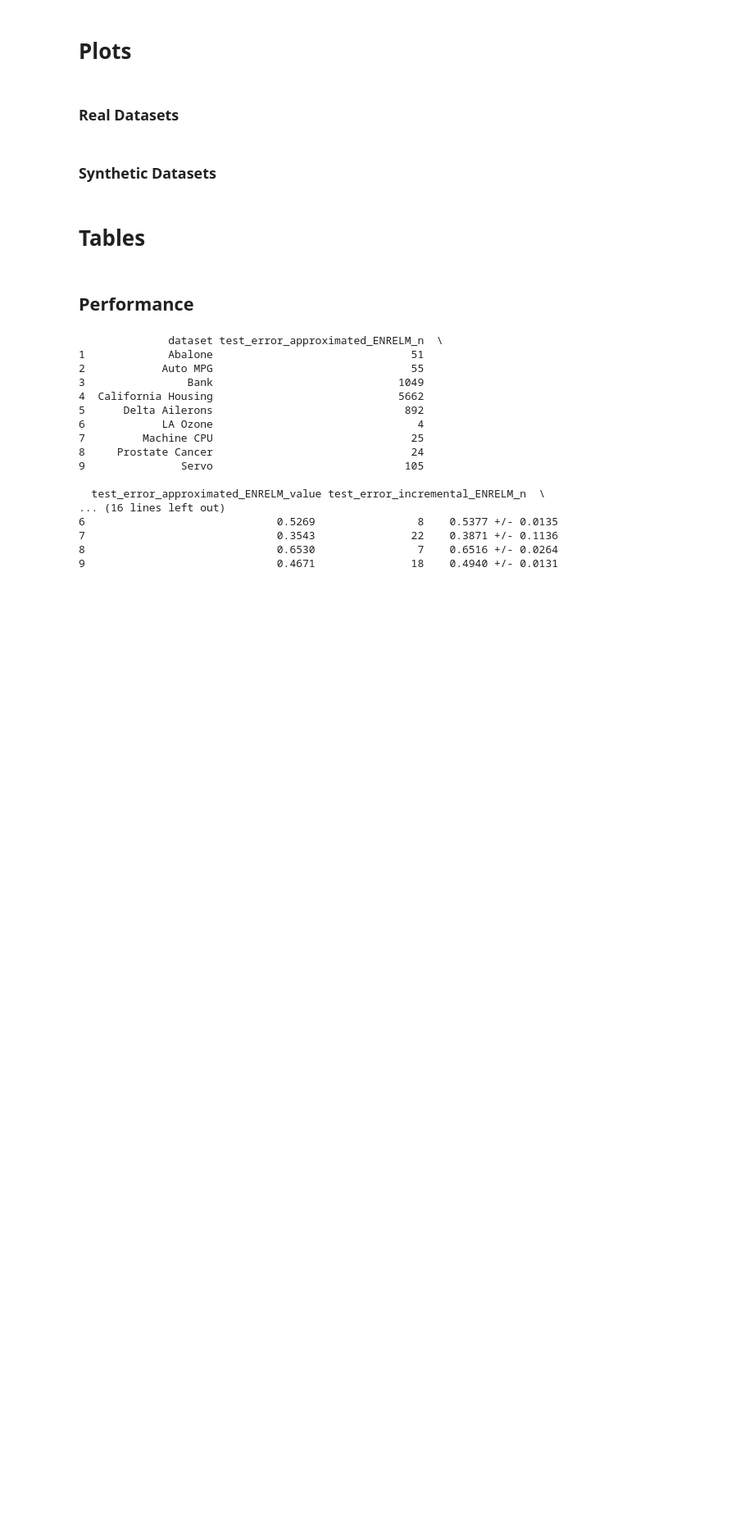
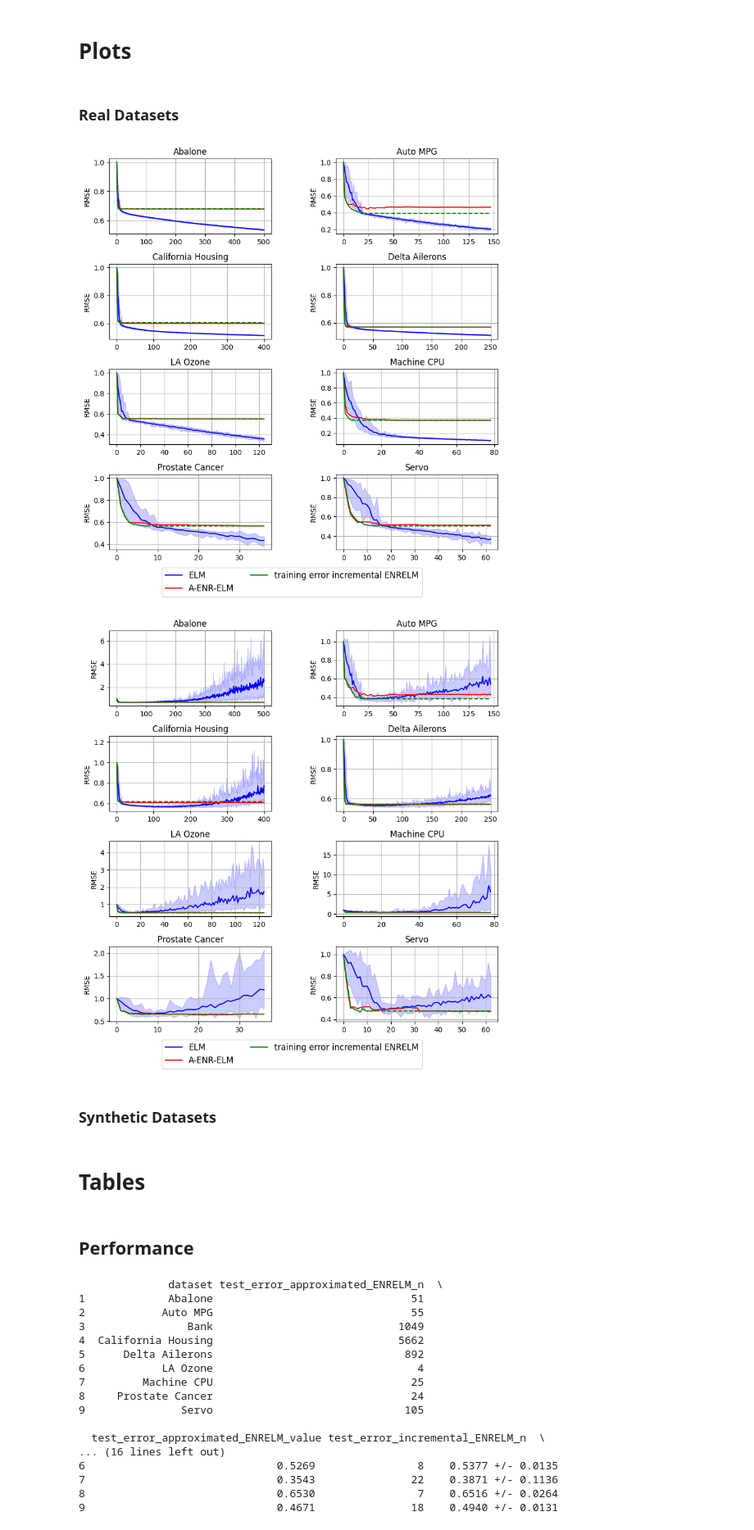
Before and after one commit to FabianoVeglianti/Effective-Non-Random-Extreme-Learning-Machine, a Jupyter notebook: plots.ipynb, the cells around one changed output. Shown at 82% size. Cells and saved outputs as stored; diff of their text form; code cells hidden in the pictures; blank space fills up the shorter version.

```diff
--- a/plots.ipynb
+++ b/plots.ipynb
@@ -10,22 +10,21 @@ import logger
 ### Real Datasets
 # %%
 # Initialize figure and subplots
-fig, axes = plt.subplots(5, 2, figsize=(10, 12.5))
+fig, axes = plt.subplots(4, 2, figsize=(10, 10))
 fig.subplots_adjust(hspace=0.4, wspace=0.4)
 
-fig2, axes2 = plt.subplots(5, 2, figsize=(10, 12.5))
+fig2, axes2 = plt.subplots(4, 2, figsize=(10, 10))
 fig2.subplots_adjust(hspace=0.4, wspace=0.4)
 
 datasets = {
     1: "Abalone",
     2: "Auto MPG",
-    3: "Bank",
-    4: "California Housing",
-    5: "Delta Ailerons",
-    6: "LA Ozone",
-    7: "Machine CPU",
-    8: "Prostate Cancer",
-    9: "Servo"
+    3: "California Housing",
+    4: "Delta Ailerons",
+    5: "LA Ozone",
+    6: "Machine CPU",
+    7: "Prostate Cancer",
+    8: "Servo"
 }
 
 df_times = pd.DataFrame(columns=["dataset", "total_timing_ELM", "mean_loop_timing_ELM", "timing_approximated_ENRELM", "timing_incremental_ENRELM"])
@@ -49,8 +48,8 @@ for key, value in datasets.items():
     X_axis = np.arange(0, results['training_error_ELM'].shape[0]+1, 1)
     # Training error plots (existing code)
     ax.fill_between(X_axis, np.concatenate([np.array([1]), results["min_training_error_ELM"]]), np.concatenate([np.array([1]), results["max_training_error_ELM"]]), color='blue', alpha=0.2)
-    ax.plot(X_axis, np.concatenate([np.array([1]), results["training_error_ELM"]]), 'b-', label='training error ELM')
-    ax.plot(X_axis, results['training_error_approximated_ENRELM'][0:results['training_error_ELM'].shape[0]+1], 'r-', label='training error approximated ENRELM')
+    ax.plot(X_axis, np.concatenate([np.array([1]), results["training_error_ELM"]]), 'b-', label='ELM')
+    ax.plot(X_axis, np.concatenate([np.array([1]), results['training_error_approximated_ENRELM'][0:results['training_error_ELM'].shape[0]]]), 'r-', label='A-ENR-ELM')
     non_zeros_incremental_ENRELM_training = results['training_error_incremental_ENRELM'][results['training_error_incremental_ENRELM'] != 0]
     filled_incremental_ENRELM_training = np.ones(results['training_error_ELM'].shape[0] +1 - non_zeros_incremental_ENRELM_training.shape[0]) * non_zeros_incremental_ENRELM_training[-1]
     ax.plot(X_axis[0:non_zeros_incremental_ENRELM_training.shape[0]], non_zeros_incremental_ENRELM_training, 'g-', label='training error incremental ENRELM')
@@ -60,39 +59,42 @@ for key, value in datasets.items():
 
 
     # Test error plots with similar insets (new code for ax2)
-    ax2.fill_between(X_axis, np.concatenate([np.array([1]), results["min_test_error_ELM"]]), np.concatenate([np.array([1]), results["max_test_error_ELM"]]), color='blue', alpha=0.2)
-    ax2.plot(X_axis, np.concatenate([np.array([1]), results['test_error_ELM']]), 'b-', label='testing error ELM')
-    ax2.plot(X_axis, results['test_error_approximated_ENRELM'][0:results['test_error_ELM'].shape[0]+1], 'r-', label='testing error approximated ENRELM')
+    ax2.fill_between(X_axis, np.concatenate([np.array([results['test_error_incremental_ENRELM'][0]]), results["min_test_error_ELM"]]), np.concatenate([np.array([results['test_error_incremental_ENRELM'][0]]), results["max_test_error_ELM"]]), color='blue', alpha=0.2)
+    ax2.plot(X_axis, np.concatenate([np.array([results['test_error_incremental_ENRELM'][0]]), results['test_error_ELM']]), 'b-', label='ELM')
+    ax2.plot(X_axis, np.concatenate([np.array([results['test_error_incremental_ENRELM'][0]]), results['test_error_approximated_ENRELM'][0:results['test_error_ELM'].shape[0]]]), 'r-', label='A-ENR-ELM')
     non_zeros_incremental_ENRELM_test = results['test_error_incremental_ENRELM'][results['test_error_incremental_ENRELM'] != 0]
     filled_incremental_ENRELM_test = np.ones(results['test_error_ELM'].shape[0] +1 - non_zeros_incremental_ENRELM_test.shape[0]) * non_zeros_incremental_ENRELM_test[-1]
     ax2.plot(X_axis[0:non_zeros_incremental_ENRELM_test.shape[0]], non_zeros_incremental_ENRELM_test, 'g-')
     ax2.plot(X_axis[non_zeros_incremental_ENRELM_test.shape[0]:], filled_incremental_ENRELM_test, 'g--')
     ax2.set_ylim(ax2.get_ylim()[0],ax2.get_ylim()[1])
 
 
 
     ax.set_title(name)
     ax.set_ylabel('RMSE')
     ax.grid(True)
 
     ax2.set_title(name)
     ax2.set_ylabel('RMSE')
     ax2.grid(True)
 
 
 folder_path = "results/images"
 handles, labels = ax.get_legend_handles_labels()
 fig.legend(handles, labels, loc='lower center', ncol=2, fontsize=12)
 fig2.legend(handles, labels, loc='lower center', ncol=2, fontsize=12)
 fig.subplots_adjust(bottom=0.1)
 #fig.savefig(os.path.join(folder_path, "image_training_real_datasets.eps"), format="eps")
 #fig.savefig(os.path.join(folder_path, "image_training_real_datasets.png"))
 
 fig2.subplots_adjust(bottom=0.1)
 #fig2.savefig(os.path.join(folder_path, "image2_test_real_datasets.eps"), format="eps")
 #fig2.savefig(os.path.join(folder_path, "image2_test_real_datasets.png"))
 fig.show()
 fig2.show()
+# %% [output]
+[figure, added]
+[figure, added]
 # %% [markdown]
 ### Synthetic Datasets
 # %%
```
Also changed, not shown: parts of 4 cells of this notebook, 3 other files.
